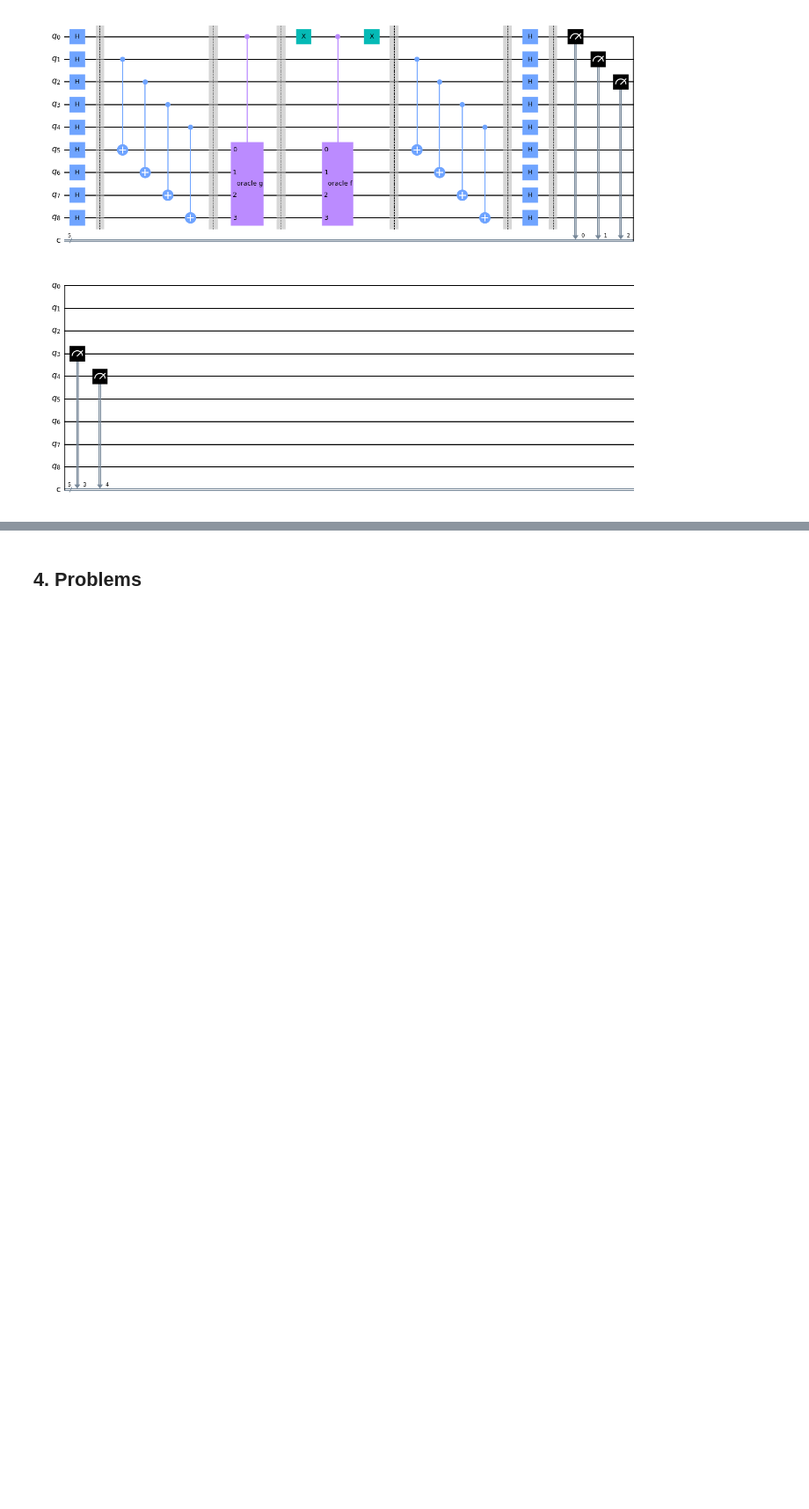
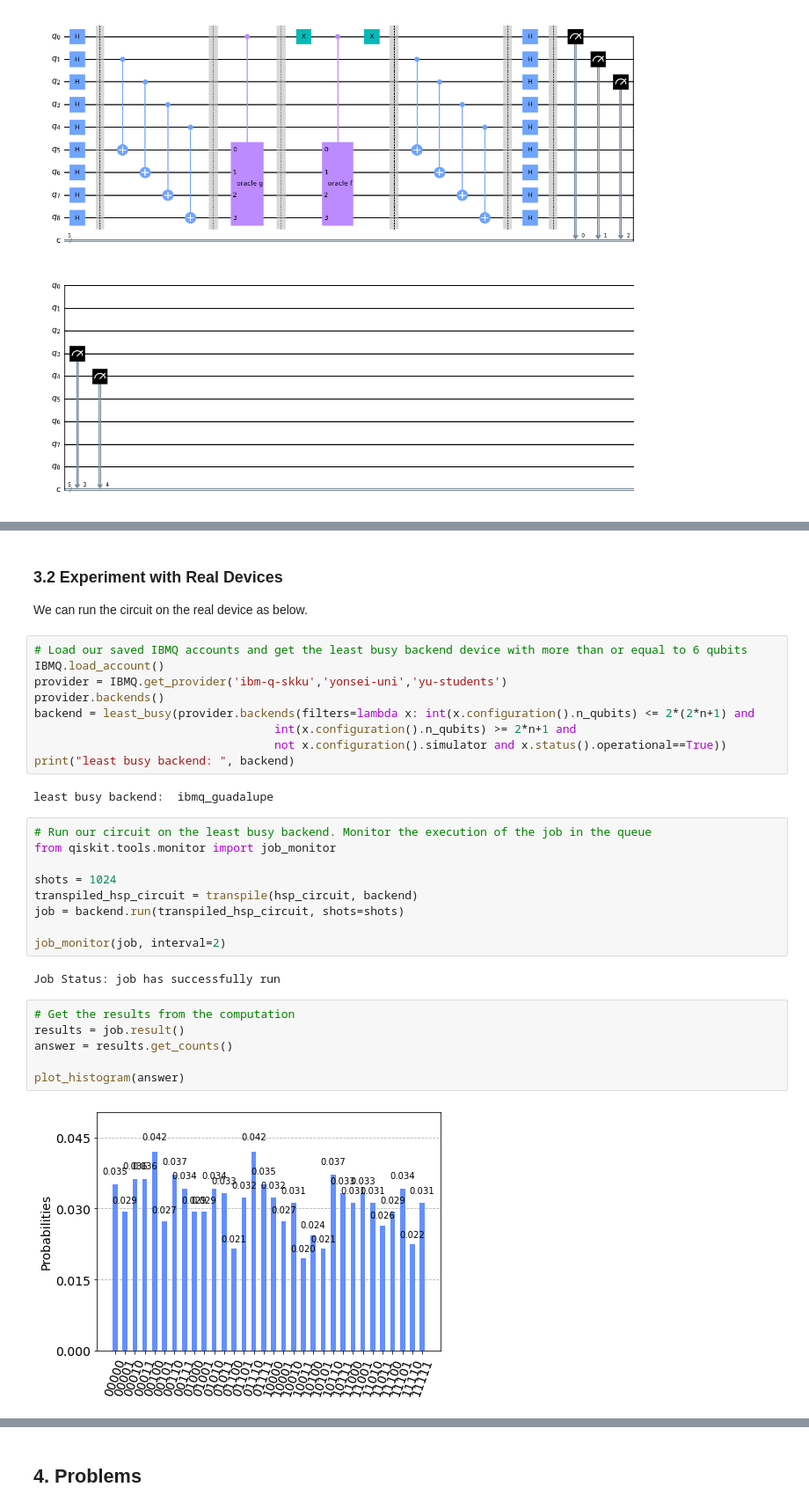
Before and after one commit to Team-Hidden-Name/hidden-shift-problem, a Jupyter notebook: hidden-shift-problem.ipynb, the cells around one changed output, grey strips where cells are left out. Shown: that part at 88% size. Saved outputs shown, nothing was run; the diff lists cells and outputs as text; blank space fills up the shorter version.

```diff
--- a/hidden-shift-problem.ipynb
+++ b/hidden-shift-problem.ipynb
@@ -336,0 +377,34 @@ Now we see that there are 8 different results. Checking an inner product $\left<
+# %% [markdown]
+### 3.2 Experiment with Real Devices <a id='geno-device'> </a>
+
+We can run the circuit on the real device as below.
+# %%
+# Load our saved IBMQ accounts and get the least busy backend device with more than or equal to 6 qubits
+IBMQ.load_account()
+provider = IBMQ.get_provider('ibm-q-skku','yonsei-uni','yu-students')
+provider.backends()
+backend = least_busy(provider.backends(filters=lambda x: int(x.configuration().n_qubits) <= 2*(2*n+1) and
+                                   int(x.configuration().n_qubits) >= 2*n+1 and
+                                   not x.configuration().simulator and x.status().operational==True))
+print("least busy backend: ", backend)
+# %% [output]
+least busy backend:  ibmq_guadalupe
+# %%
+# Run our circuit on the least busy backend. Monitor the execution of the job in the queue
+from qiskit.tools.monitor import job_monitor
+
+shots = 1024
+transpiled_hsp_circuit = transpile(hsp_circuit, backend)
+job = backend.run(transpiled_hsp_circuit, shots=shots)
+
+job_monitor(job, interval=2)
+# %% [output]
+Job Status: job has successfully run
+# %%
+# Get the results from the computation
+results = job.result()
+answer = results.get_counts()
+
+plot_histogram(answer)
+# %% [output]
+[figure, added]
```
Also changed, not shown: parts of 4 cells of this notebook.
